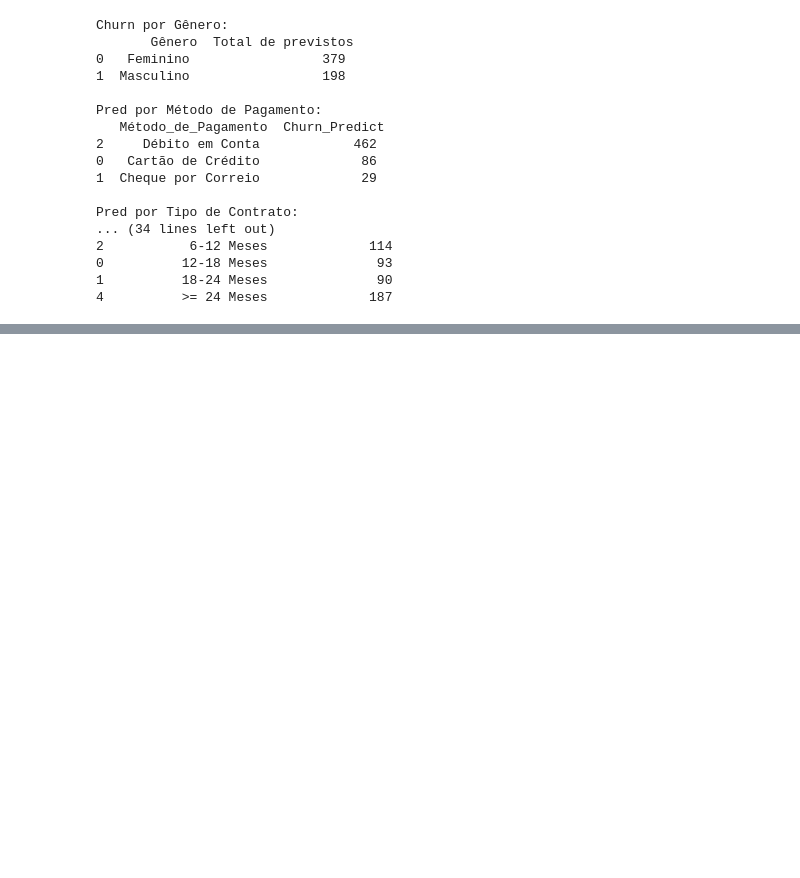
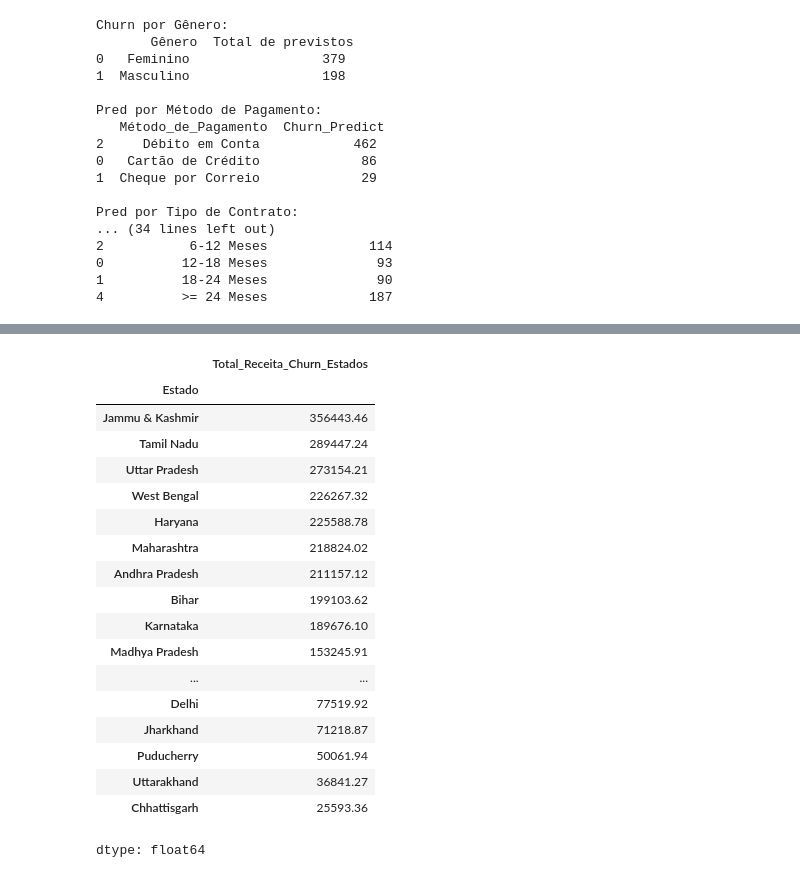
Before and after one commit to geovatatsuga/dashboard-e-previsao-churn, a Jupyter notebook: Projeto_de_Churn.ipynb, the cells around one changed output, grey strips where cells are left out. Saved outputs shown, nothing was run; the diff lists cells and outputs as text; code cells hidden in the pictures; blank space fills up the shorter version.

```diff
--- a/Projeto_de_Churn.ipynb
+++ b/Projeto_de_Churn.ipynb
@@ -270,3 +316,12 @@ taxa_churn_grupo_idade.index = pd.Categorical(taxa_churn_grupo_idade.index, cate
 
 # Ordenar pelo índice categórico
 taxa_churn_grupo_idade = taxa_churn_grupo_idade.sort_index().round(2)
+
+# Filtrar churn, agrupar por estado e renomear a coluna de soma
+total_valores_estados = (
+    df[df['Status_do_Churn'] == 1]  # Filtra apenas churn
+    .groupby('Estado')['Receita_Total']  # Agrupa por estado
+    .sum()  # Soma a receita total
+    .rename('Total_Receita_Churn_Estados')  # Renomeia a coluna
+    .sort_values(ascending=False)  # Ordena do maior para o menor
+)
@@ -2027,2 +2085,24 @@ if __name__ == '__main__':
 # %% [output]
 [interactive output not drawn]
+# %%
+total_valores_estados
+# %% [output]
+|  | Total_Receita_Churn_Estados |
+| Estado |  |
+| Jammu & Kashmir | 356443.46 |
+| Tamil Nadu | 289447.24 |
+| Uttar Pradesh | 273154.21 |
+| West Bengal | 226267.32 |
+| Haryana | 225588.78 |
+| Maharashtra | 218824.02 |
+| Andhra Pradesh | 211157.12 |
+| Bihar | 199103.62 |
+| Karnataka | 189676.10 |
+| Madhya Pradesh | 153245.91 |
+| ... | ... |
+| Delhi | 77519.92 |
+| Jharkhand | 71218.87 |
+| Puducherry | 50061.94 |
+| Uttarakhand | 36841.27 |
+| Chhattisgarh | 25593.36 |
+dtype: float64
```
Also changed, not shown: parts of 17 cells of this notebook.
